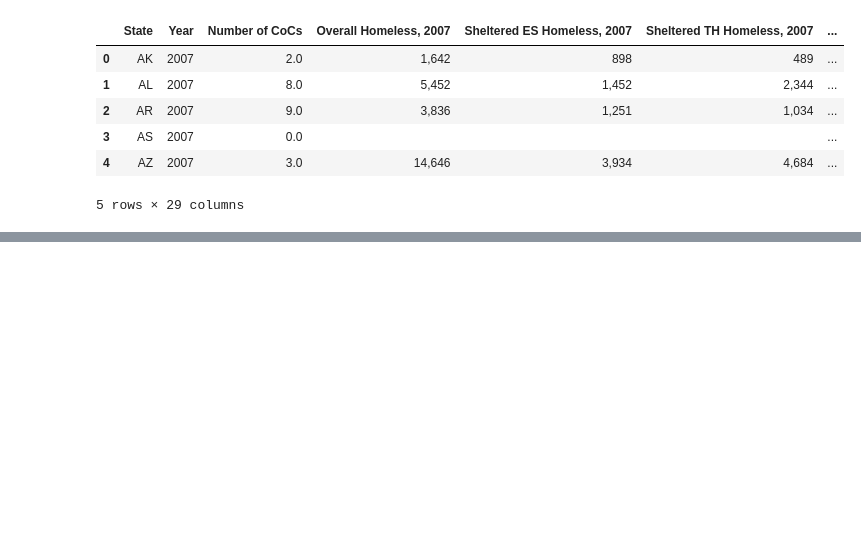
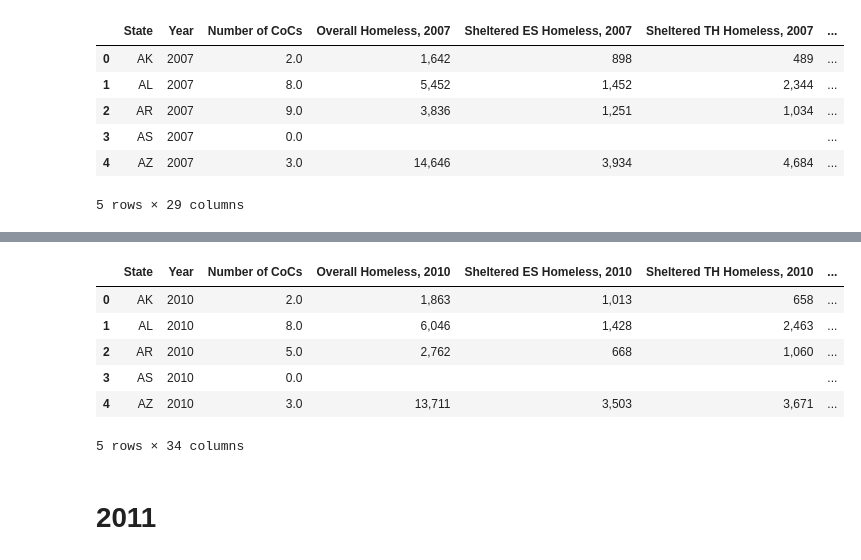
Before and after one commit to BrandonClark65/homeless_analysis, a Jupyter notebook: data_to_sql.ipynb, the cells around one changed output, grey strips where cells are left out. Saved outputs shown, nothing was run; the diff lists cells and outputs as text; code cells hidden in the pictures; blank space fills up the shorter version.

```diff
--- a/data_to_sql.ipynb
+++ b/data_to_sql.ipynb
@@ -127,0 +399,4 @@ data_2007_df.to_sql(name='data_2007', con=engine)
+# %%
+# Create column for the year and set to 2010
+data_2010_df["Year"] = 2010
+data_2010_df.head()
@@ -127,0 +433,48 @@ data_2007_df.to_sql(name='data_2007', con=engine)
+# %%
+# Rearrange column names so year is second
+new_cols_2010 = ['State', 'Year',
+ 'Number of CoCs',
+ 'Overall Homeless, 2010',
+ 'Sheltered ES Homeless, 2010',
+ 'Sheltered TH Homeless, 2010',
+ 'Sheltered SH Homeless, 2010',
+ 'Sheltered Total Homeless, 2010',
+ 'Unsheltered Homeless, 2010',
+ 'Overall Homeless Individuals, 2010',
+ 'Sheltered ES Homeless Individuals, 2010',
+ 'Sheltered TH Homeless Individuals, 2010',
+ 'Sheltered SH Homeless Individuals, 2010',
+ 'Sheltered Total Homeless Individuals, 2010',
+ 'Unsheltered Homeless Individuals, 2010',
+ 'Overall Homeless People in Families, 2010',
+ 'Sheltered ES Homeless People in Families, 2010',
+ 'Sheltered TH Homeless People in Families, 2010',
+ 'Sheltered Total Homeless People in Families, 2010',
+ 'Unsheltered Homeless People in Families, 2010',
+ 'Overall Homeless Family Households, 2010',
+ 'Sheltered ES Homeless Family Households, 2010',
+ 'Sheltered TH Homeless Family Households, 2010',
+ 'Sheltered Total Homeless Family Households, 2010',
+ 'Unsheltered Homeless Family Households, 2010',
+ 'Sheltered SH Chronically Homeless, 2010',
+ 'Overall Chronically Homeless Individuals, 2010',
+ 'Sheltered ES Chronically Homeless Individuals, 2010',
+ 'Sheltered SH Chronically Homeless Individuals, 2010',
+ 'Sheltered Total Chronically Homeless Individuals, 2010',
+ 'Unsheltered Chronically Homeless Individuals, 2010',
+ 'Overall Homeless Veterans, 2010',
+ 'Sheltered Total Homeless Veterans, 2010',
+ 'Unsheltered Homeless Veterans, 2010'
+ ]
+# %%
+# Apply rearranged column names
+data_2010_df = data_2010_df[new_cols_2010]
+data_2010_df.head()
+# %% [output]
+|  | State | Year | Number of CoCs | Overall Homeless, 2010 | Sheltered ES Homeless, 2010 | Sheltered TH Homeless, 2010 | ... |
+| 0 | AK | 2010 | 2.0 | 1,863 | 1,013 | 658 | ... |
+| 1 | AL | 2010 | 8.0 | 6,046 | 1,428 | 2,463 | ... |
+| 2 | AR | 2010 | 5.0 | 2,762 | 668 | 1,060 | ... |
+| 3 | AS | 2010 | 0.0 |  |  |  | ... |
+| 4 | AZ | 2010 | 3.0 | 13,711 | 3,503 | 3,671 | ... |
+5 rows × 34 columns
@@ -127,0 +515,2 @@ data_2007_df.to_sql(name='data_2007', con=engine)
+# %% [markdown]
+# 2011
```
Also changed, not shown: parts of 49 cells of this notebook.
